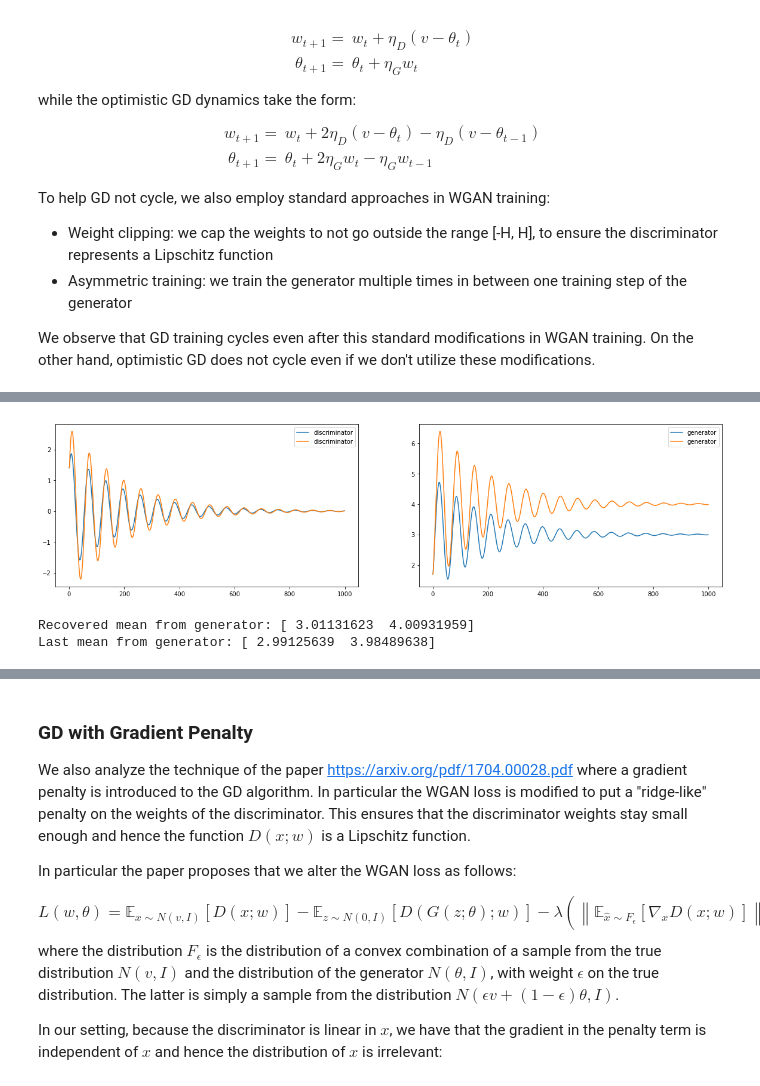
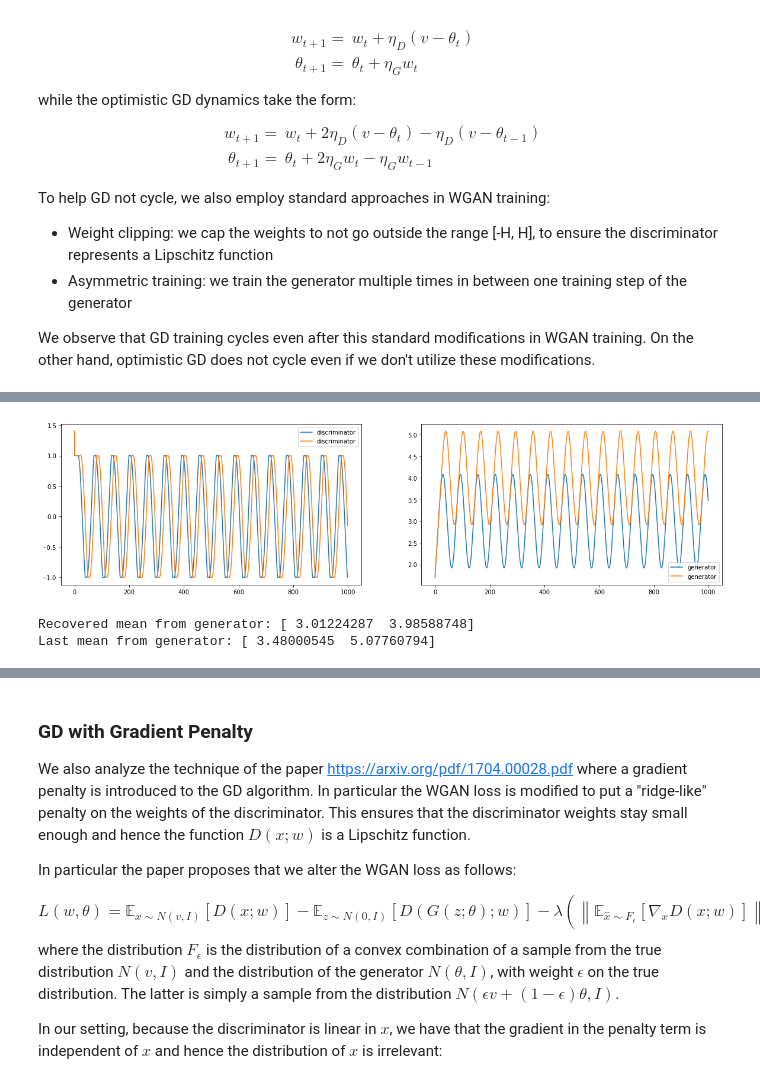
Before and after one commit to vsyrgkanis/optimistic_GAN_training, a Jupyter notebook: notebooks/Simple_GAN_example.ipynb, the cells around one changed output, grey strips where cells are left out. Drawn from its saved outputs; the diff is of its cells as text; code cells hidden in the pictures.

```diff
--- a/notebooks/Simple_GAN_example.ipynb
+++ b/notebooks/Simple_GAN_example.ipynb
@@ -108,19 +175,11 @@ Last mean from generator: [-1.93799736  2.85445329]
-# %%
-# Optimistic GD Training on the expected loss
-T = 1000
-eta_D = .1
-eta_G = .1
-w = 1.4*np.ones((T, dim))
-theta = 1.7*np.ones((T, dim))
-
-for t in range(2,T):
-    # Discriminator
-    w[t] = w[t-1] + 2 * eta_D * (v-theta[t-1]) - eta_D * (v-theta[t-2])
-    # Generator
-    theta[t] = theta[t-1] + 2 * eta_G * w[t-1] - eta_G * w[t-2]
-
-plot_weights(w, theta)
-# %% [output]
-[figure, removed]
-Recovered mean from generator: [ 3.01131623  4.00931959]
-Last mean from generator: [ 2.99125639  3.98489638]
+# %%
+# GD with Clipping on the expected loss
+w, theta = mean_learning_gd(v, 1000, .1, .1,
+                            train_gen_every=1,
+                            clip_D=1)
+
+plot_weights(w, theta)
+# %% [output]
+[figure, added]
+Recovered mean from generator: [ 3.01224287  3.98588748]
+Last mean from generator: [ 3.48000545  5.07760794]
```
Also changed, not shown: parts of 23 cells of this notebook.
